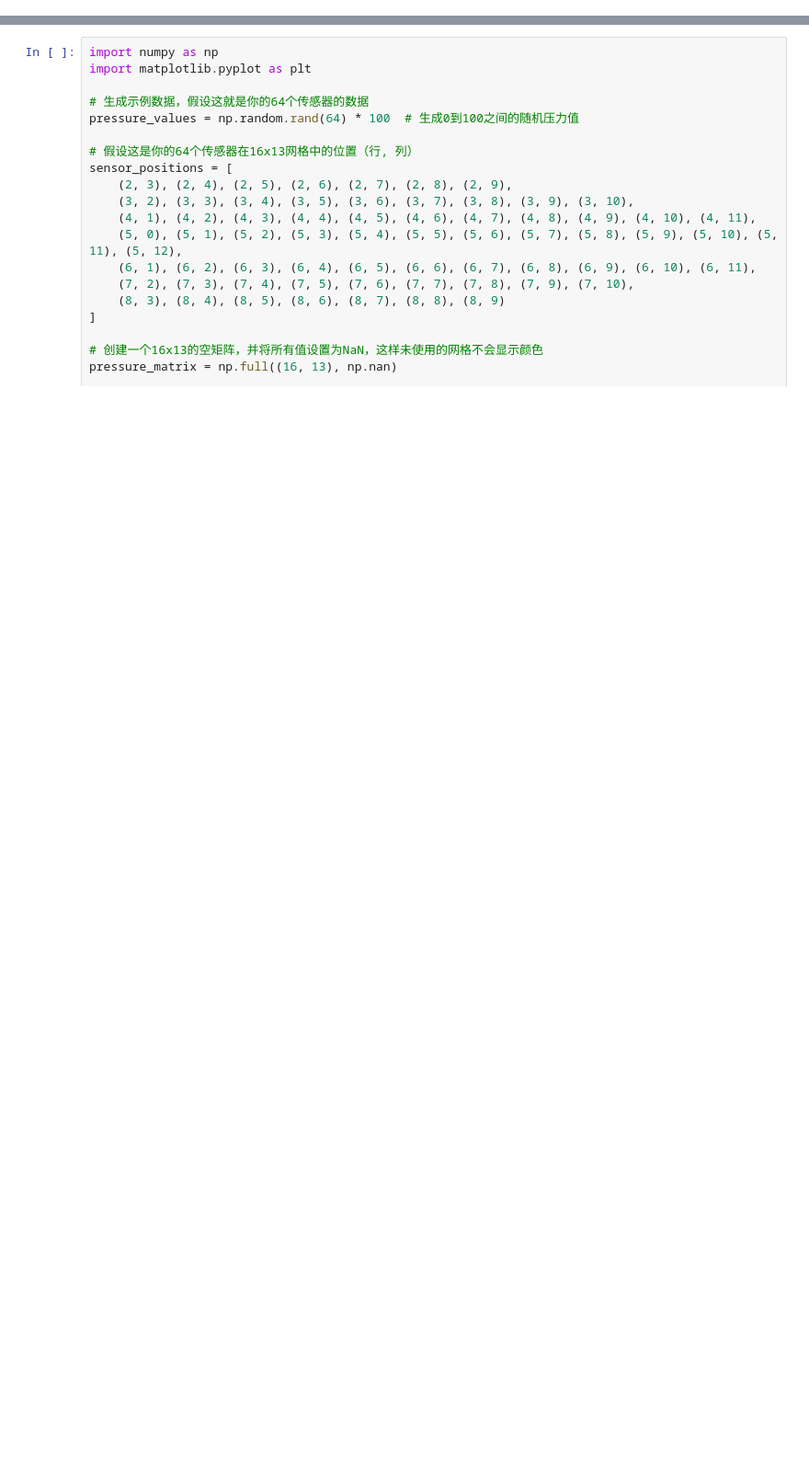
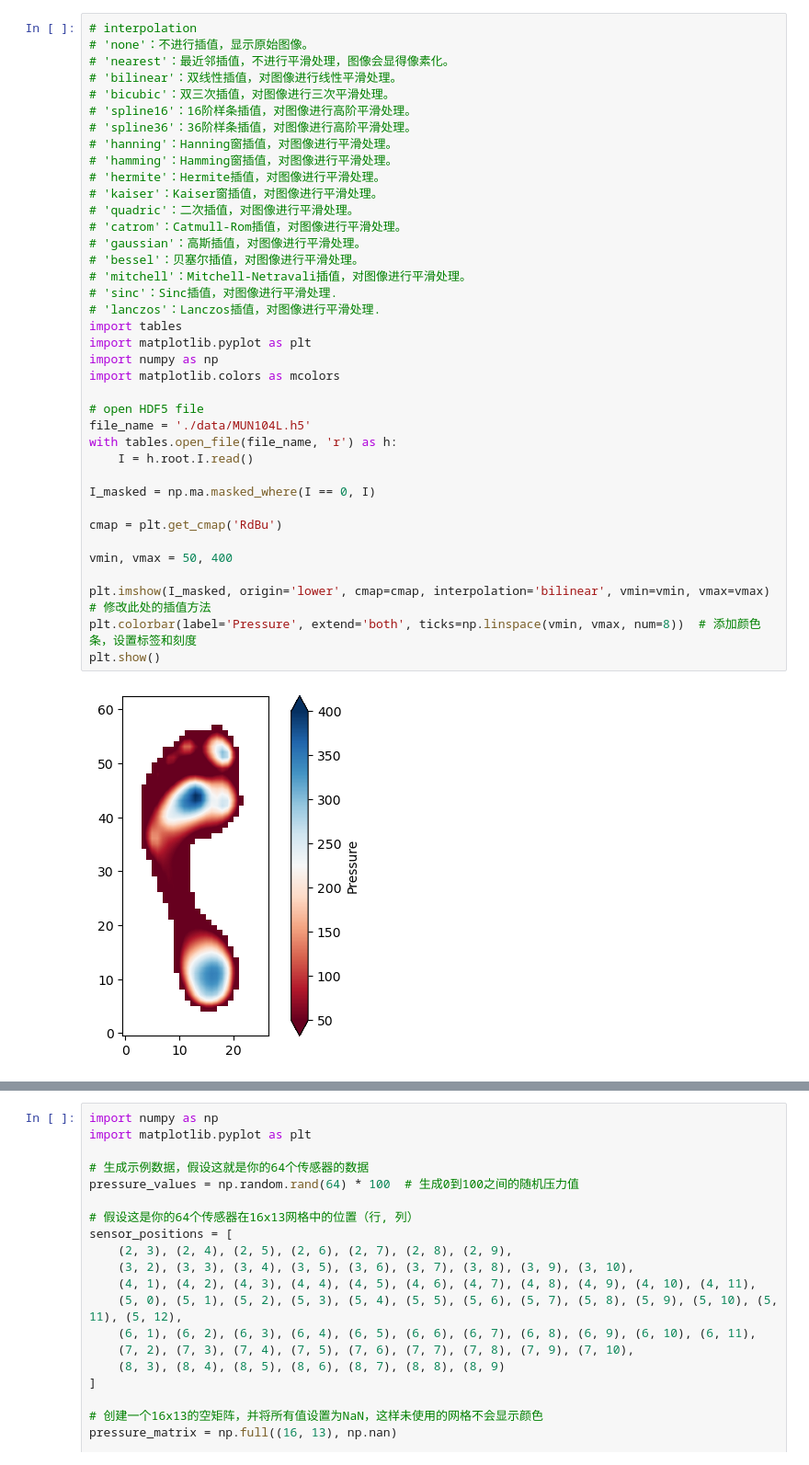
Before and after one commit to weichkai/footPressureSensor, a Jupyter notebook: pressurePlot/main.ipynb, the cells around one changed output, grey strips where cells are left out. Shown at 92% size. Cells and saved outputs as stored; diff of their text form; blank space fills up the shorter version.

```diff
--- a/pressurePlot/main.ipynb
+++ b/pressurePlot/main.ipynb
@@ -0,0 +25,40 @@
+# %%
+# interpolation
+# 'none'：不进行插值，显示原始图像。
+# 'nearest'：最近邻插值，不进行平滑处理，图像会显得像素化。
+# 'bilinear'：双线性插值，对图像进行线性平滑处理。
+# 'bicubic'：双三次插值，对图像进行三次平滑处理。
+# 'spline16'：16阶样条插值，对图像进行高阶平滑处理。
+# 'spline36'：36阶样条插值，对图像进行高阶平滑处理。
+# 'hanning'：Hanning窗插值，对图像进行平滑处理。
+# 'hamming'：Hamming窗插值，对图像进行平滑处理。
+# 'hermite'：Hermite插值，对图像进行平滑处理。
+# 'kaiser'：Kaiser窗插值，对图像进行平滑处理。
+# 'quadric'：二次插值，对图像进行平滑处理。
+# 'catrom'：Catmull-Rom插值，对图像进行平滑处理。
+# 'gaussian'：高斯插值，对图像进行平滑处理。
+# 'bessel'：贝塞尔插值，对图像进行平滑处理。
+# 'mitchell'：Mitchell-Netravali插值，对图像进行平滑处理。
+# 'sinc'：Sinc插值，对图像进行平滑处理.
+# 'lanczos'：Lanczos插值，对图像进行平滑处理.
+import tables
+import matplotlib.pyplot as plt
+import numpy as np
+import matplotlib.colors as mcolors
+
+# open HDF5 file
+file_name = './data/MUN104L.h5'
+with tables.open_file(file_name, 'r') as h:
+    I = h.root.I.read()
+
+I_masked = np.ma.masked_where(I == 0, I)
+
+cmap = plt.get_cmap('RdBu')
+
+vmin, vmax = 50, 400
+
+plt.imshow(I_masked, origin='lower', cmap=cmap, interpolation='bilinear', vmin=vmin, vmax=vmax)  # 修改此处的插值方法
+plt.colorbar(label='Pressure', extend='both', ticks=np.linspace(vmin, vmax, num=8))  # 添加颜色条，设置标签和刻度
+plt.show()
+# %% [output]
+[figure, added]
```
Also changed, not shown: parts of 11 cells of this notebook, 1 other file.
